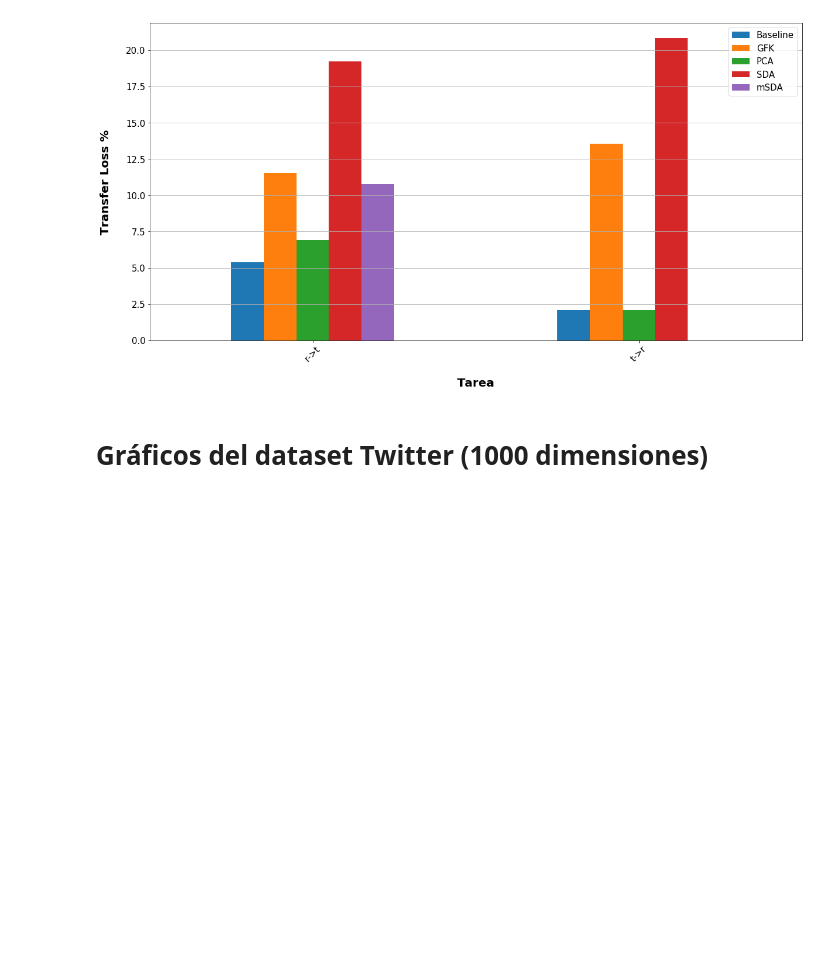
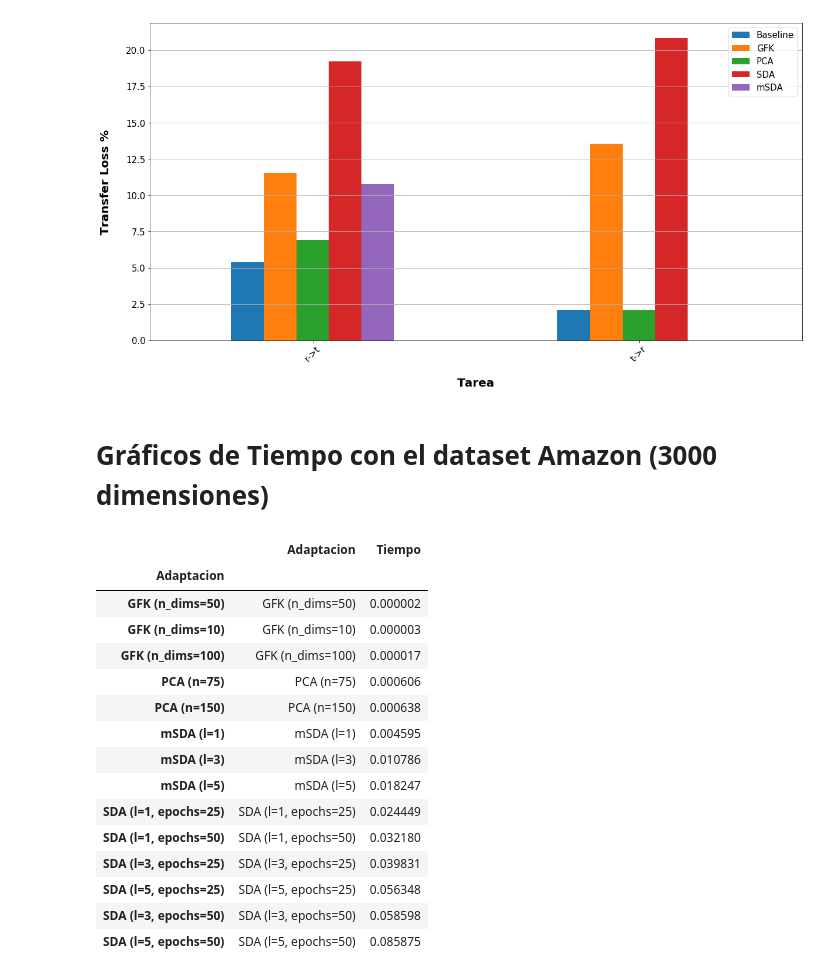
Before and after one commit to franciscoprimero/Memoria, a Jupyter notebook: Graficos.ipynb, the cells around one changed output. Drawn from its saved outputs; the diff is of its cells as text; code cells hidden in the pictures; blank space fills up the shorter version.

```diff
--- a/Graficos.ipynb
+++ b/Graficos.ipynb
@@ -96,4 +113,4 @@ plt.savefig(figure_path)
 # %% [output]
 [figure]
 # %% [markdown]
-# Gráficos del dataset Twitter (1000 dimensiones)
+# Gráficos de Tiempo con el dataset Amazon (3000 dimensiones)
@@ -103,0 +141,19 @@ df_twitter
+# %%
+df_tiempos
+# %% [output]
+|  | Adaptacion | Tiempo |
+| Adaptacion |  |  |
+| GFK (n_dims=50) | GFK (n_dims=50) | 0.000002 |
+| GFK (n_dims=10) | GFK (n_dims=10) | 0.000003 |
+| GFK (n_dims=100) | GFK (n_dims=100) | 0.000017 |
+| PCA (n=75) | PCA (n=75) | 0.000606 |
+| PCA (n=150) | PCA (n=150) | 0.000638 |
+| mSDA (l=1) | mSDA (l=1) | 0.004595 |
+| mSDA (l=3) | mSDA (l=3) | 0.010786 |
+| mSDA (l=5) | mSDA (l=5) | 0.018247 |
+| SDA (l=1, epochs=25) | SDA (l=1, epochs=25) | 0.024449 |
+| SDA (l=1, epochs=50) | SDA (l=1, epochs=50) | 0.032180 |
+| SDA (l=3, epochs=25) | SDA (l=3, epochs=25) | 0.039831 |
+| SDA (l=5, epochs=25) | SDA (l=5, epochs=25) | 0.056348 |
+| SDA (l=3, epochs=50) | SDA (l=3, epochs=50) | 0.058598 |
+| SDA (l=5, epochs=50) | SDA (l=5, epochs=50) | 0.085875 |
```
Also changed, not shown: parts of 9 cells of this notebook, 8 other files.
